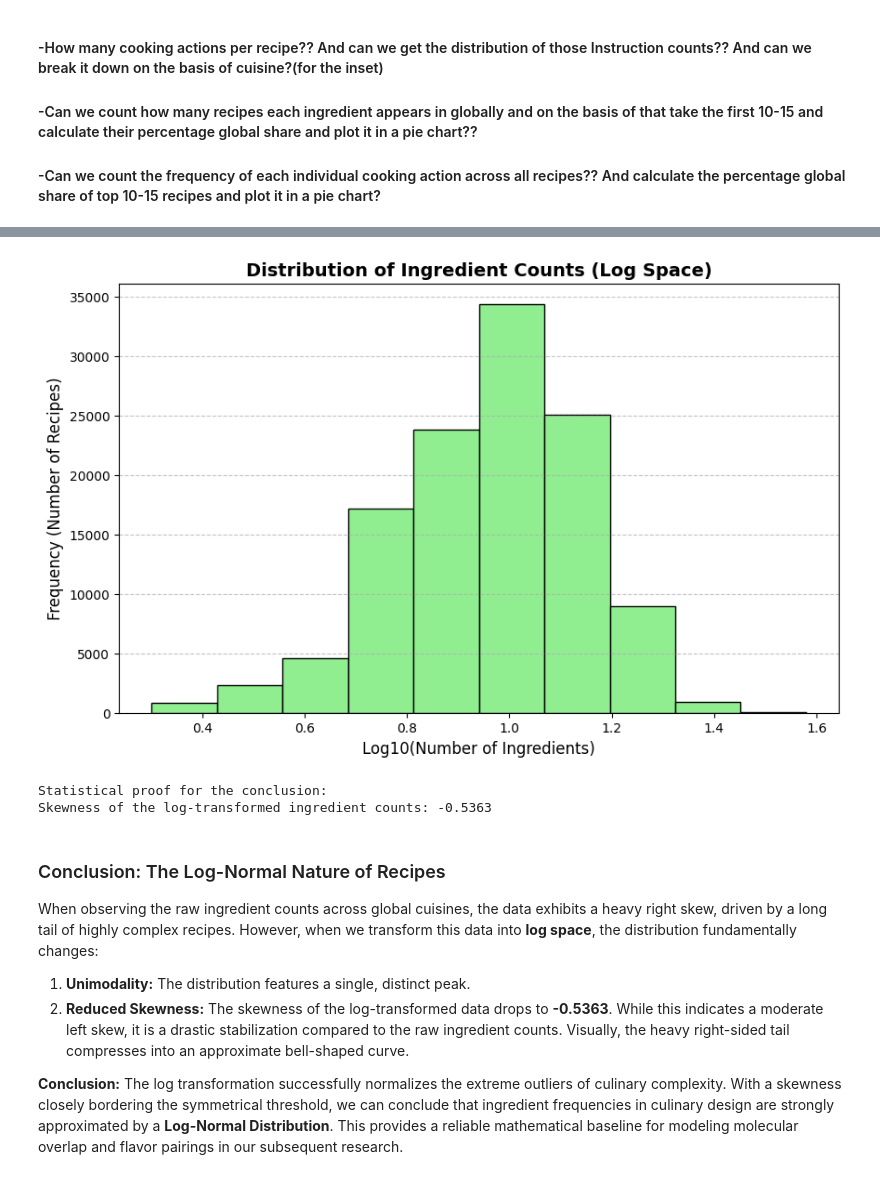
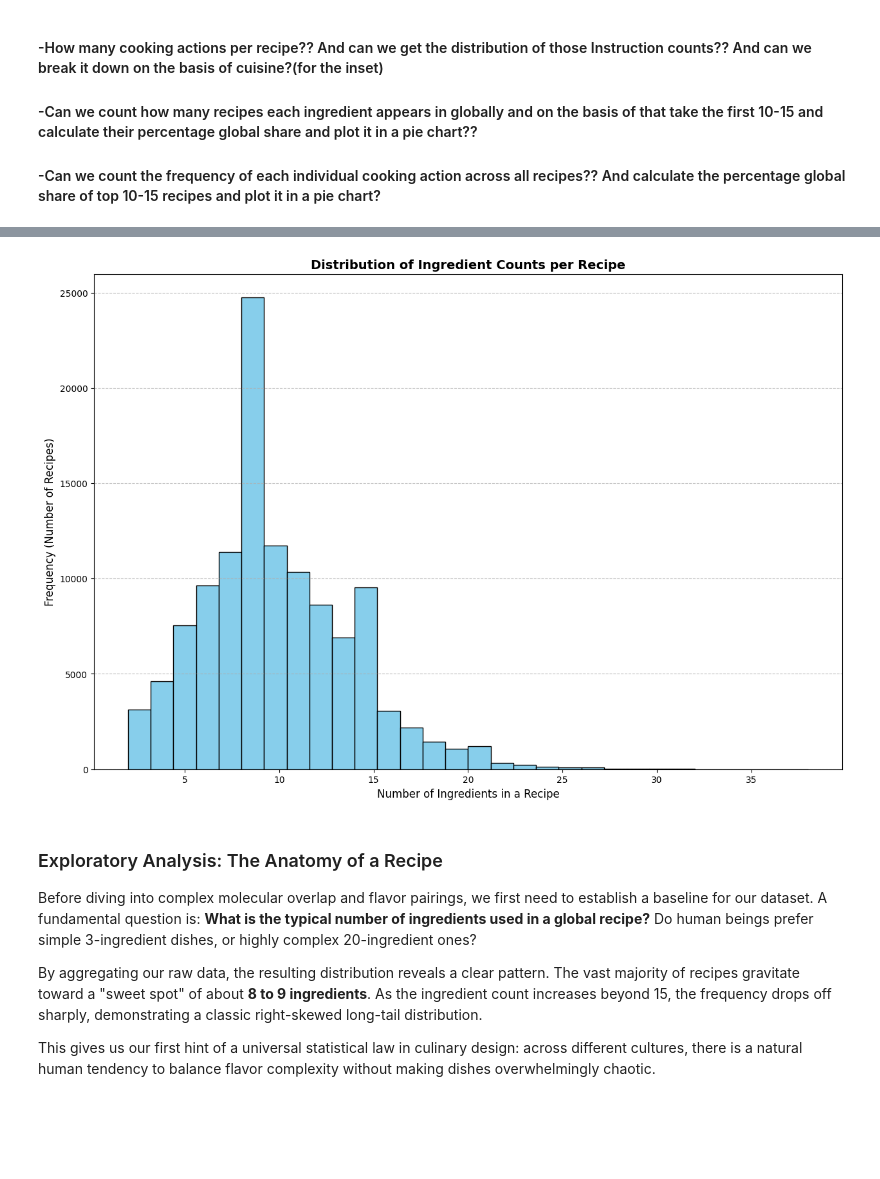
Before and after one commit to harsh23229/Universal-statistical-laws-governing-culinary-design, a Jupyter notebook: Ingredients_Analysis/EDA.ipynb, the cells around one changed output, grey strips where cells are left out. Saved outputs shown, nothing was run; the diff lists cells and outputs as text; code cells hidden in the pictures; blank space fills up the shorter version.

```diff
--- a/Ingredients_Analysis/EDA.ipynb
+++ b/Ingredients_Analysis/EDA.ipynb
@@ -41,51 +195,31 @@ This gives us our first hint of a universal statistical law in culinary design:
 # %%
 import pandas as pd
 import matplotlib.pyplot as plt
-import numpy as np
 
-# 1. Load the dataset and calculate the raw ingredient counts
+# load the raw data
 df_ing = pd.read_csv("../Datasets/RecipeID_Ing_ID.csv")
+
+# group by recipe to get the total ingredient count for each
 ingredient_counts = df_ing.groupby('recipe_no')['ing_id'].count()
 
-# 2. Convert the counts into "Log Space"
-log_ingredient_counts = np.log10(ingredient_counts)
+# plot the histogram
+plt.figure(figsize=(15, 10))
+plt.hist(ingredient_counts, bins=30, color='skyblue', edgecolor='black')
 
-# 3. Plot the corrected Log Space histogram
-plt.figure(figsize=(10, 6))
-
-# THE FIX: Reduced bins to 10 to smooth out the discrete "whole number" gaps
-plt.hist(log_ingredient_counts, bins=10, color='lightgreen', edgecolor='black')
-
-# Formatting
-plt.title('Distribution of Ingredient Counts (Log Space)', fontsize=14, fontweight='bold')
-plt.xlabel('Log10(Number of Ingredients)', fontsize=12)
+# basic chart formatting
+plt.title('Distribution of Ingredient Counts per Recipe', fontsize=14, fontweight='bold')
+plt.xlabel('Number of Ingredients in a Recipe', fontsize=12)
 plt.ylabel('Frequency (Number of Recipes)', fontsize=12)
 plt.grid(axis='y', alpha=0.75, linestyle='--')
 
 plt.show()
 # %% [output]
-[figure, old version]
+[figure, new version]
-# %%
-# Convert our log array into a Pandas Series so we can use its math functions
-log_series = pd.Series(log_ingredient_counts)
-
-# Calculate the statistical skewness
-skewness_value = log_series.skew()
-
-print(f"Statistical proof for the conclusion:")
-print(f"Skewness of the log-transformed ingredient counts: {skewness_value:.4f}")
-
-# A perfectly symmetrical normal distribution has a skewness of 0.
-# Any value between -0.5 and 0.5 is considered highly symmetrical!
-# %% [output]
-Statistical proof for the conclusion:
-Skewness of the log-transformed ingredient counts: -0.5363
 # %% [markdown]
-### Conclusion: The Log-Normal Nature of Recipes
+### Exploratory Analysis: The Anatomy of a Recipe
 
-When observing the raw ingredient counts across global cuisines, the data exhibits a heavy right skew, driven by a long tail of highly complex recipes. However, when we transform this data into **log space**, the distribution fundamentally changes:
+Before diving into complex molecular overlap and flavor pairings, we first need to establish a baseline for our dataset. A fundamental question is: **What is the typical number of ingredients used in a global recipe?** Do human beings prefer simple 3-ingredient dishes, or highly complex 20-ingredient ones?
 
-1. **Unimodality:** The distribution features a single, distinct peak.
-2. **Reduced Skewness:** The skewness of the log-transformed data drops to **-0.5363**. While this indicates a moderate left skew, it is a drastic stabilization compared to the raw ingredient counts. Visually, the heavy right-sided tail compresses into an approximate bell-shaped curve.
+By aggregating our raw data, the resulting distribution reveals a clear pattern. The vast majority of recipes gravitate toward a "sweet spot" of about **8 to 9 ingredients**. As the ingredient count increases beyond 15, the frequency drops off sharply, demonstrating a classic right-skewed long-tail distribution.
 
-**Conclusion:** The log transformation successfully normalizes the extreme outliers of culinary complexity. With a skewness closely bordering the symmetrical threshold, we can conclude that ingredient frequencies in culinary design are strongly approximated by a **Log-Normal Distribution**. This provides a reliable mathematical baseline for modeling molecular overlap and flavor pairings in our subsequent research.
+This gives us our first hint of a universal statistical law in culinary design: across different cultures, there is a natural human tendency to balance flavor complexity without making dishes overwhelmingly chaotic.
```
Also changed, not shown: parts of 4 cells of this notebook.
